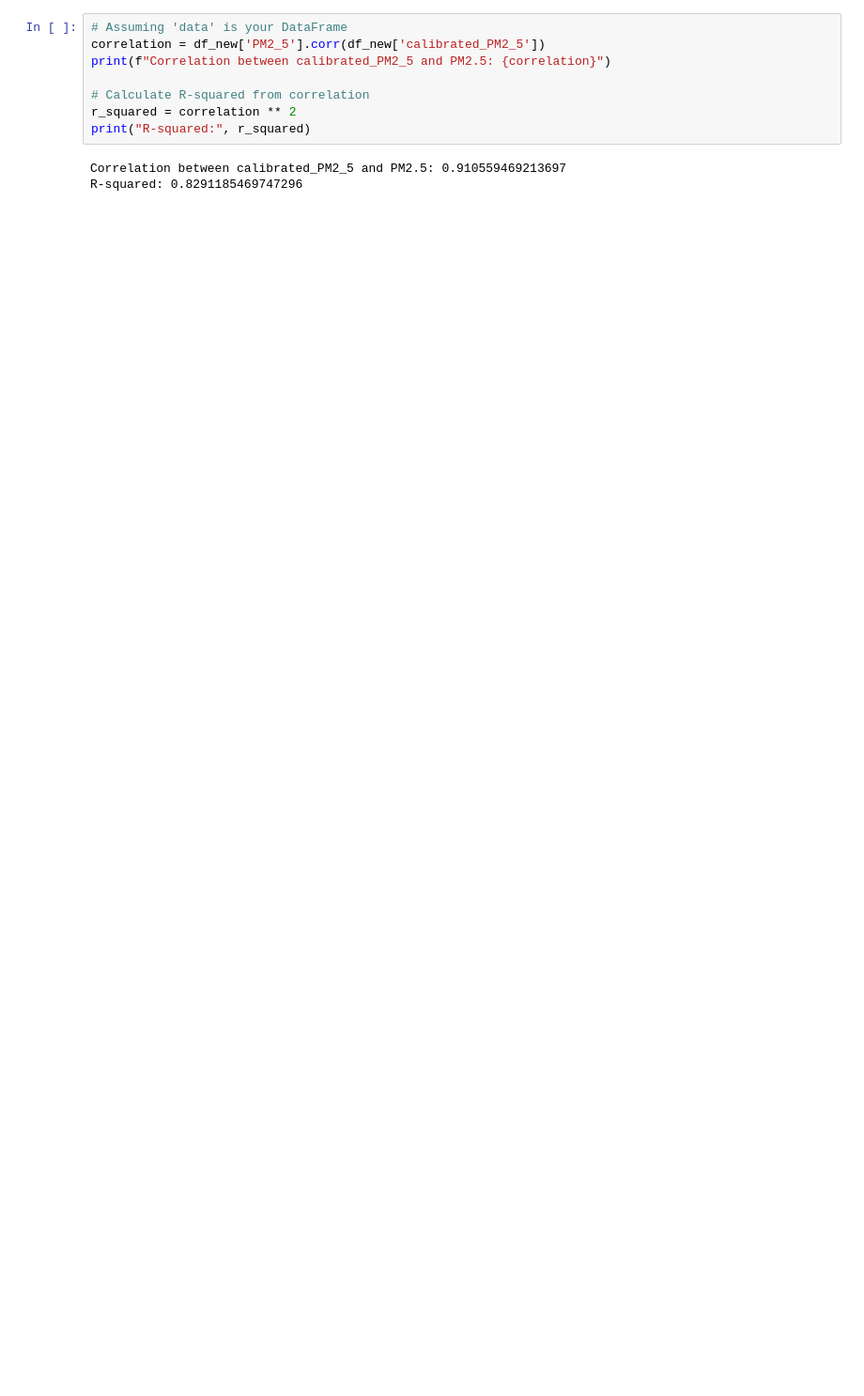
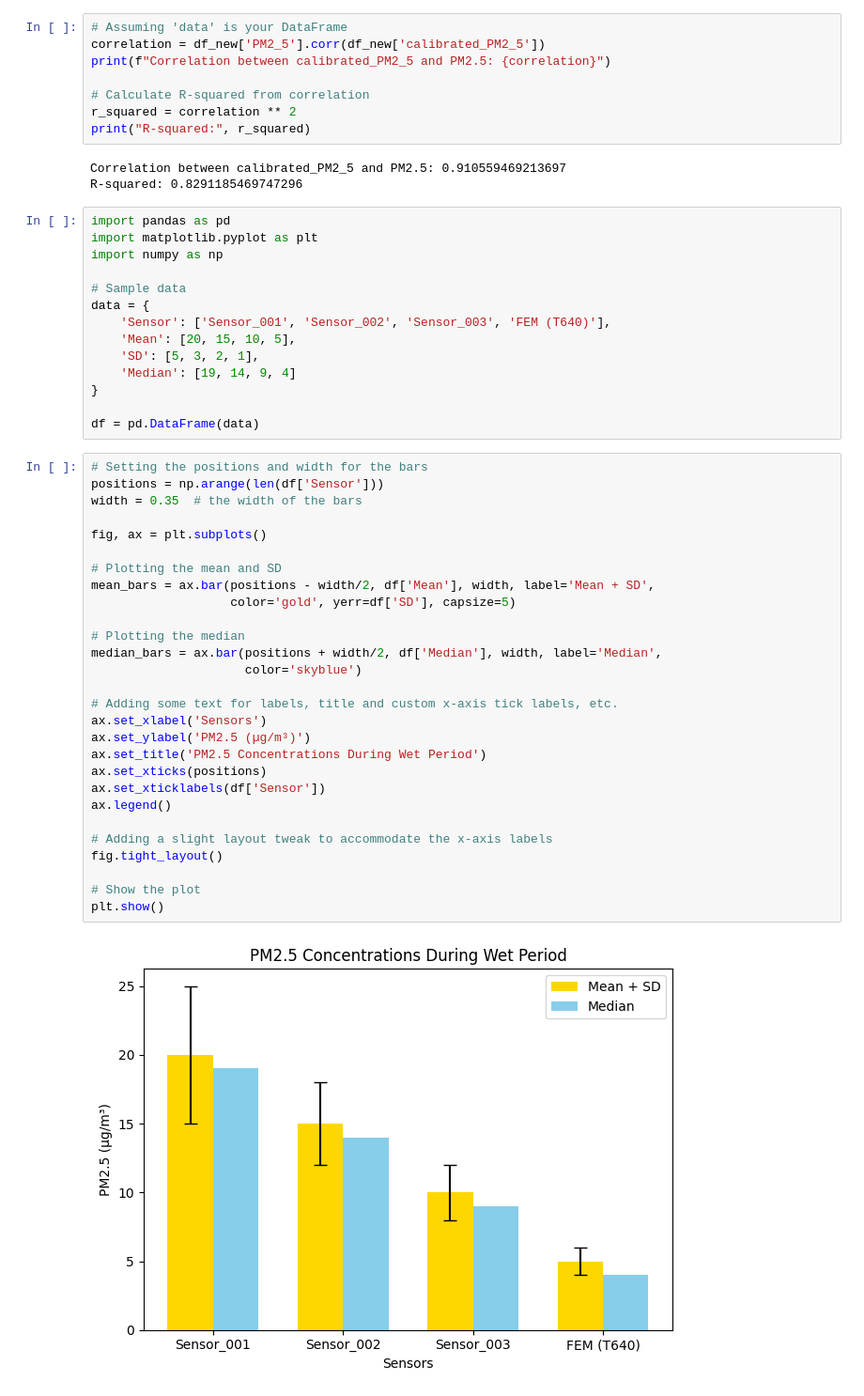
Before and after one commit to moadams847/Calibration-Engine-API, a Jupyter notebook: make_API_call_to_calibrate.ipynb, the cells around one changed output. Shown: that part at 94% size. Saved outputs shown, nothing was run; the diff lists cells and outputs as text; blank space fills up the shorter version.

```diff
--- a/make_API_call_to_calibrate.ipynb
+++ b/make_API_call_to_calibrate.ipynb
@@ -74,3 +75,47 @@ print("R-squared:", r_squared)
 # %% [output]
 Correlation between calibrated_PM2_5 and PM2.5: 0.910559469213697
 R-squared: 0.8291185469747296
+# %%
+import pandas as pd
+import matplotlib.pyplot as plt
+import numpy as np
+
+# Sample data
+data = {
+    'Sensor': ['Sensor_001', 'Sensor_002', 'Sensor_003', 'FEM (T640)'],
+    'Mean': [20, 15, 10, 5],
+    'SD': [5, 3, 2, 1],
+    'Median': [19, 14, 9, 4]
+}
+
+df = pd.DataFrame(data)
+# %%
+# Setting the positions and width for the bars
+positions = np.arange(len(df['Sensor']))
+width = 0.35  # the width of the bars
+
+fig, ax = plt.subplots()
+
+# Plotting the mean and SD
+mean_bars = ax.bar(positions - width/2, df['Mean'], width, label='Mean + SD',
+                   color='gold', yerr=df['SD'], capsize=5)
+
+# Plotting the median
+median_bars = ax.bar(positions + width/2, df['Median'], width, label='Median',
+                     color='skyblue')
+
+# Adding some text for labels, title and custom x-axis tick labels, etc.
+ax.set_xlabel('Sensors')
+ax.set_ylabel('PM2.5 (µg/m³)')
+ax.set_title('PM2.5 Concentrations During Wet Period')
+ax.set_xticks(positions)
+ax.set_xticklabels(df['Sensor'])
+ax.legend()
+
+# Adding a slight layout tweak to accommodate the x-axis labels
+fig.tight_layout()
+
+# Show the plot
+plt.show()
+# %% [output]
+[figure, added]
```
Also changed, not shown: parts of 3 cells of this notebook, 2 other files.
